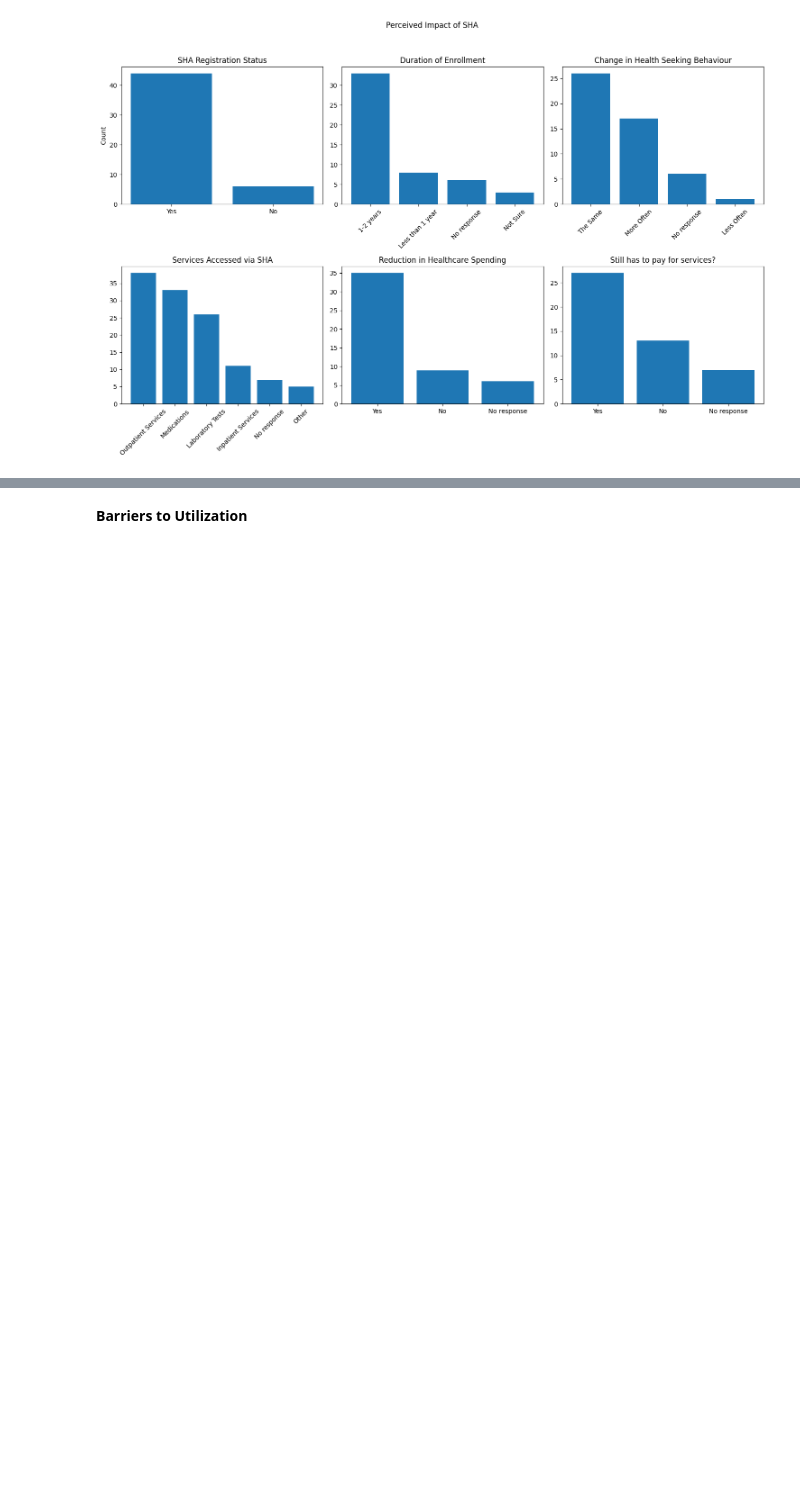
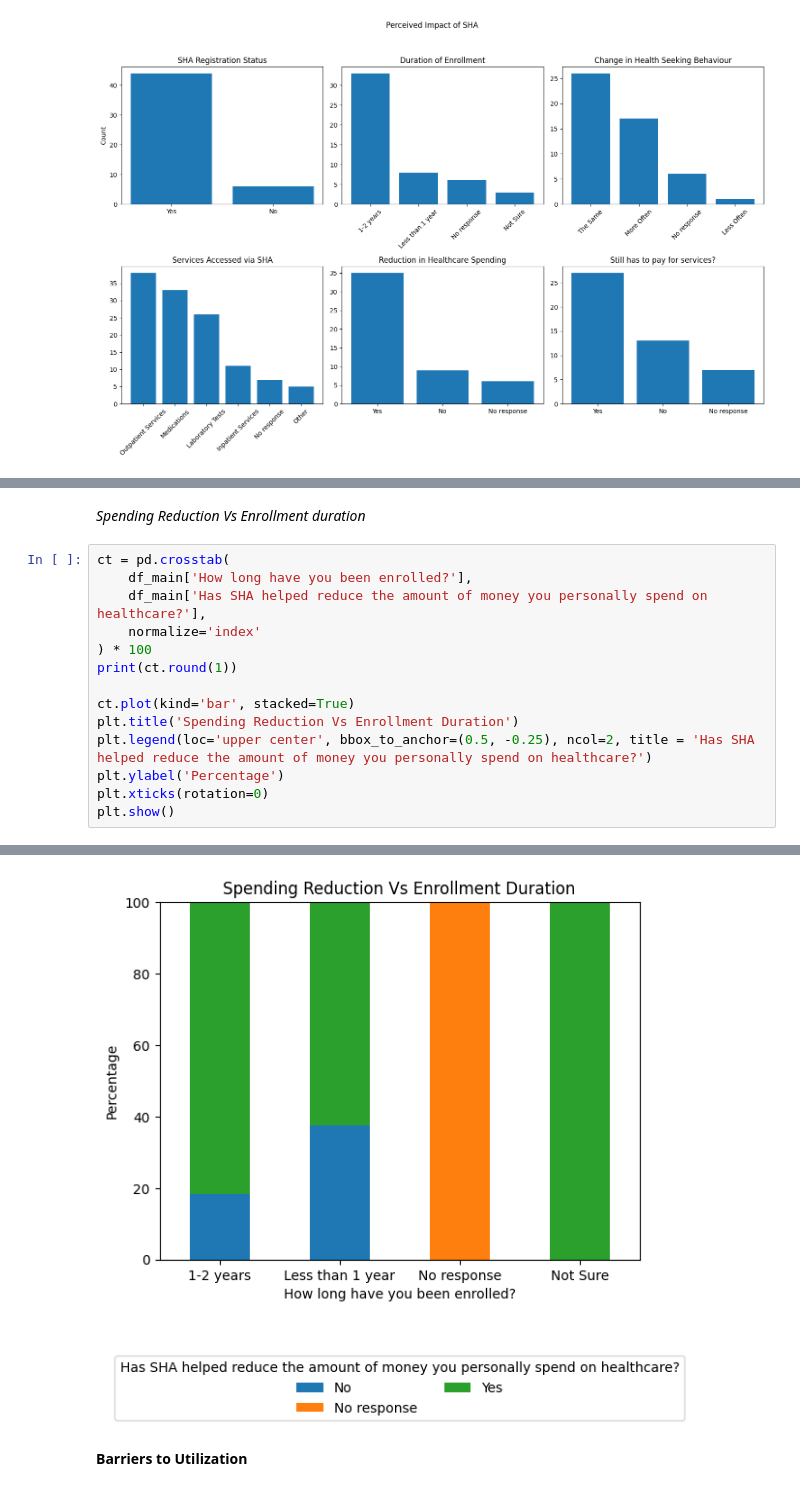
Before and after one commit to DennoCheru/Mosoriot, a Jupyter notebook: Mosoriot.ipynb, the cells around one changed output, grey strips where cells are left out. Drawn from its saved outputs; the diff is of its cells as text; blank space fills up the shorter version.

```diff
--- a/Mosoriot.ipynb
+++ b/Mosoriot.ipynb
@@ -618,0 +672,17 @@ plt.show()
+# %% [markdown]
+*Spending Reduction Vs Enrollment duration*
+# %%
+ct = pd.crosstab(
+    df_main['How long have you been enrolled?'],
+    df_main['Has SHA helped reduce the amount of money you personally spend on healthcare?'],
+    normalize='index'
+) * 100
+print(ct.round(1))
+
+ct.plot(kind='bar', stacked=True)
+plt.title('Spending Reduction Vs Enrollment Duration')
+plt.legend(loc='upper center', bbox_to_anchor=(0.5, -0.25), ncol=2, title = 'Has SHA helped reduce the amount of money you personally spend on healthcare?')
+plt.ylabel('Percentage')
+plt.xticks(rotation=0)
+plt.show()
+# %% [output]
@@ -619,3 +709,4 @@ plt.show()
+[figure, added]
 # %% [markdown]
 **Barriers to Utilization**
 # %% [markdown]
```
Also changed, not shown: parts of 12 cells of this notebook.
